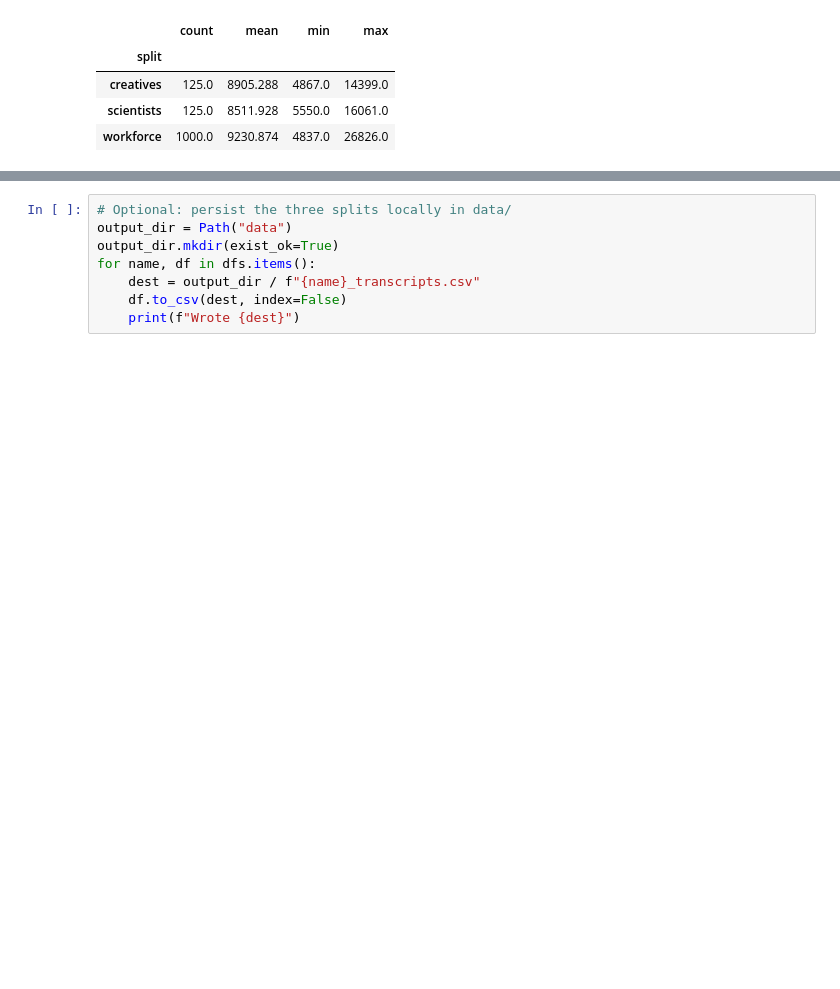
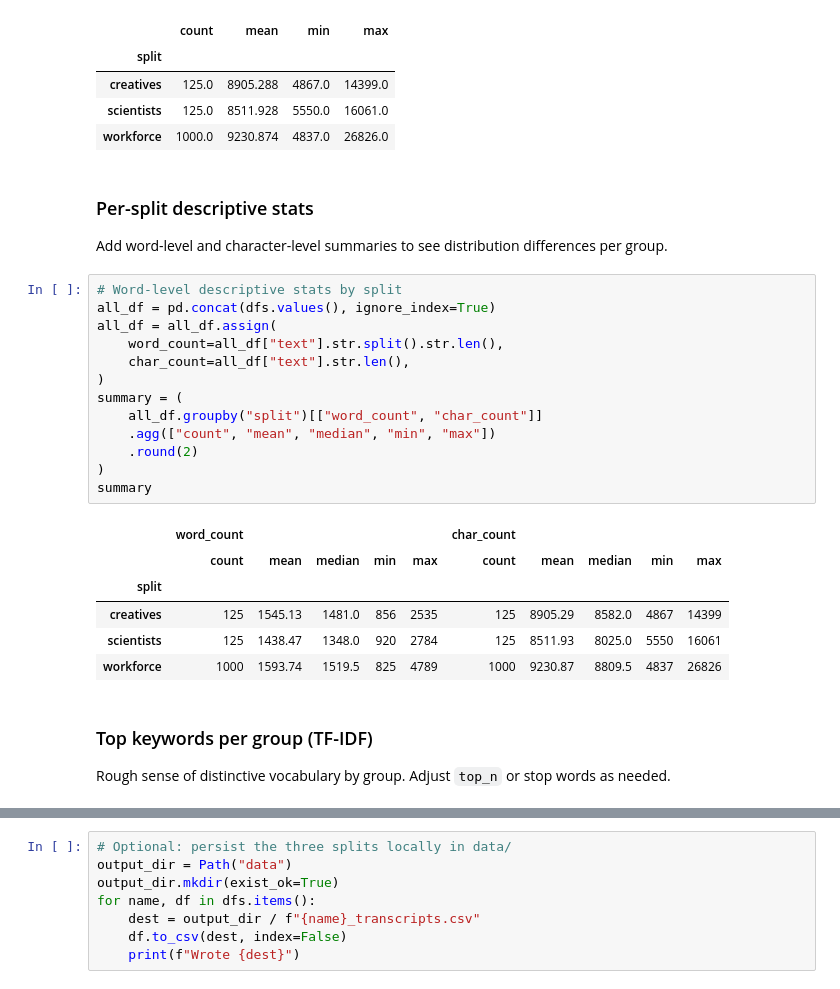
Before and after one commit to ret1s/anthropic_interview_analysis, a Jupyter notebook: notebooks/anthropic_interviewer.ipynb, the cells around one changed output, grey strips where cells are left out. Saved outputs shown, nothing was run; the diff lists cells and outputs as text; blank space fills up the shorter version.

Commit message:
add deep analysis for each group

```diff
--- a/notebooks/anthropic_interviewer.ipynb
+++ b/notebooks/anthropic_interviewer.ipynb
@@ -71,3 +71,29 @@ all_df.groupby("split")["text_length"].describe()[["count", "mean", "min", "max"
 | creatives | 125.0 | 8905.288 | 4867.0 | 14399.0 |
 | scientists | 125.0 | 8511.928 | 5550.0 | 16061.0 |
 | workforce | 1000.0 | 9230.874 | 4837.0 | 26826.0 |
+# %% [markdown]
+### Per-split descriptive stats
+Add word-level and character-level summaries to see distribution differences per group.
+# %%
+# Word-level descriptive stats by split
+all_df = pd.concat(dfs.values(), ignore_index=True)
+all_df = all_df.assign(
+    word_count=all_df["text"].str.split().str.len(),
+    char_count=all_df["text"].str.len(),
+)
+summary = (
+    all_df.groupby("split")[["word_count", "char_count"]]
+    .agg(["count", "mean", "median", "min", "max"])
+    .round(2)
+)
+summary
+# %% [output]
+|  | word_count |  |  |  |  | char_count |  |  |  |  |
+|  | count | mean | median | min | max | count | mean | median | min | max |
+| split |  |  |  |  |  |  |  |  |  |  |
+| creatives | 125 | 1545.13 | 1481.0 | 856 | 2535 | 125 | 8905.29 | 8582.0 | 4867 | 14399 |
+| scientists | 125 | 1438.47 | 1348.0 | 920 | 2784 | 125 | 8511.93 | 8025.0 | 5550 | 16061 |
+| workforce | 1000 | 1593.74 | 1519.5 | 825 | 4789 | 1000 | 9230.87 | 8809.5 | 4837 | 26826 |
+# %% [markdown]
+### Top keywords per group (TF-IDF)
+Rough sense of distinctive vocabulary by group. Adjust `top_n` or stop words as needed.
```
Also changed, not shown: parts of 4 cells of this notebook.
